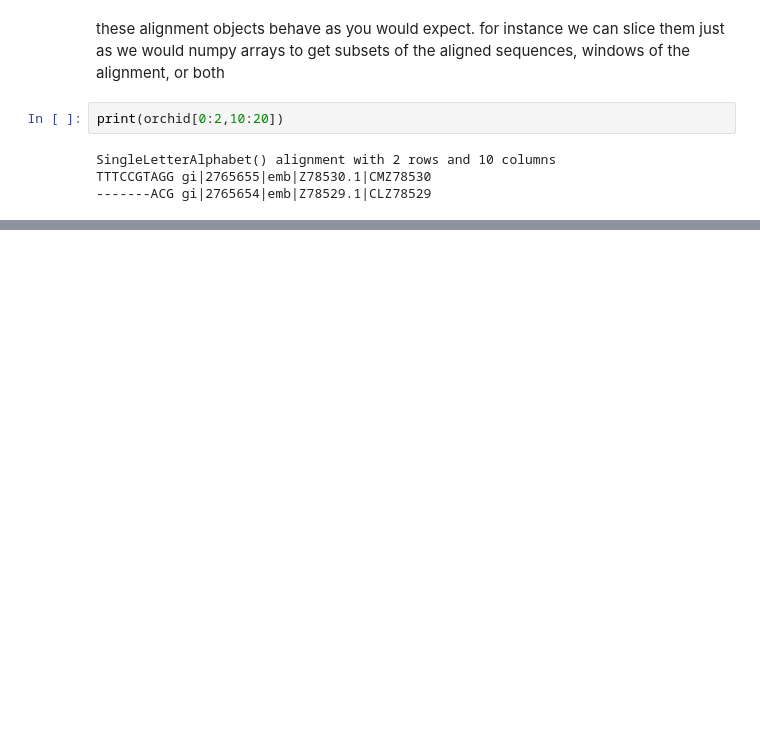
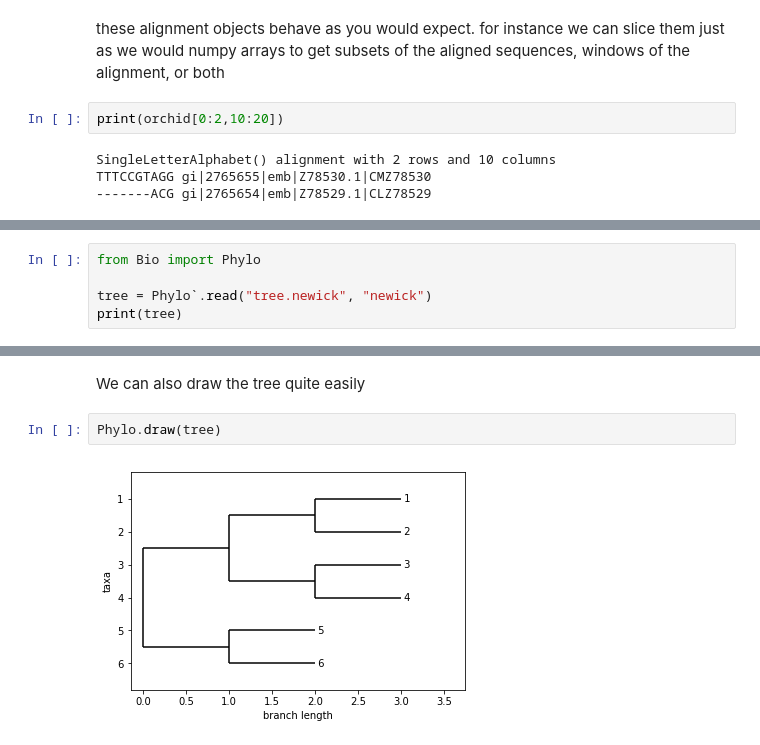
Before and after one commit to andrewkern/biol610, a Jupyter notebook: notebooks/lecture8.ipynb, the cells around one changed output, grey strips where cells are left out. Drawn from its saved outputs; the diff is of its cells as text; blank space fills up the shorter version.

```diff
--- a/notebooks/lecture8.ipynb
+++ b/notebooks/lecture8.ipynb
@@ -210,0 +249,5 @@ TTTCCGTAGG gi|2765655|emb|Z78530.1|CMZ78530
+# %%
+from Bio import Phylo
+
+tree = Phylo`.read("tree.newick", "newick")
+print(tree)
@@ -210,0 +267,6 @@ TTTCCGTAGG gi|2765655|emb|Z78530.1|CMZ78530
+# %% [markdown]
+We can also draw the tree quite easily
+# %%
+Phylo.draw(tree)
+# %% [output]
+[figure, added]
```
Also changed, not shown: parts of 15 cells of this notebook, 3 other files.
